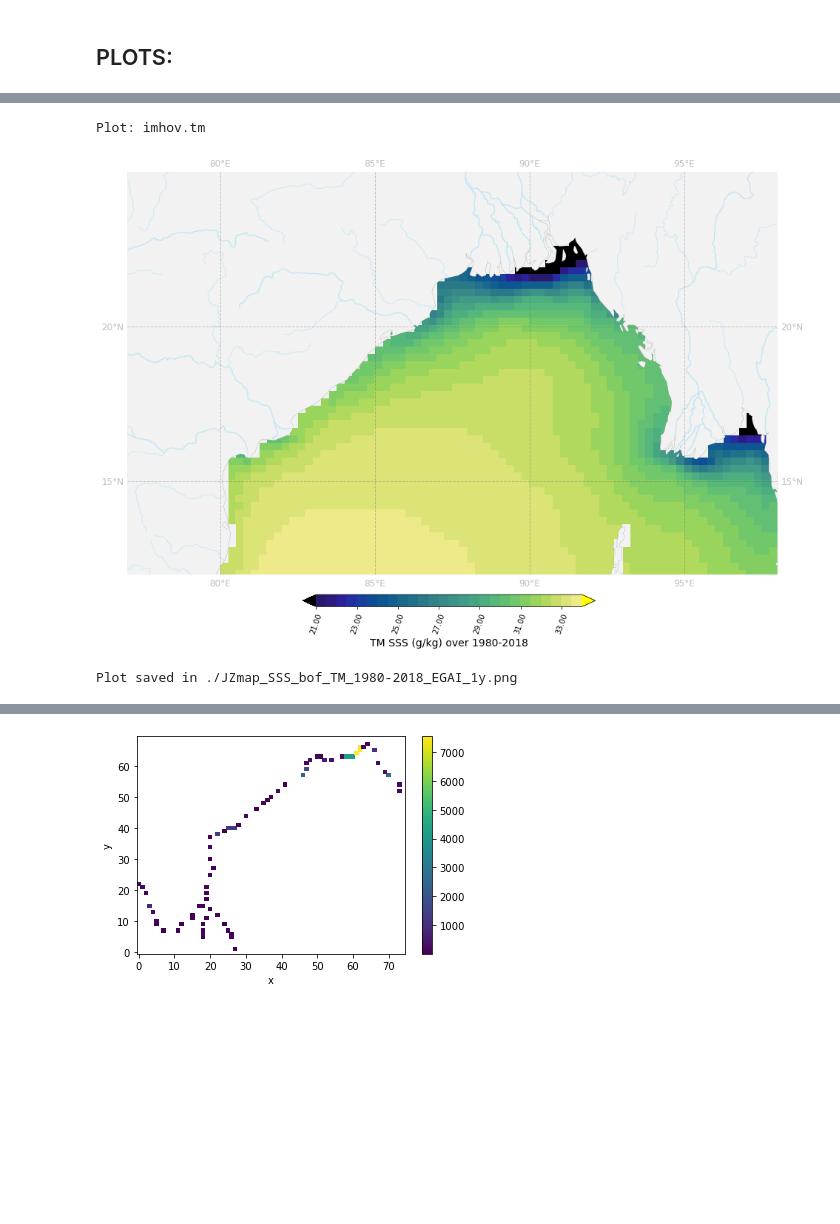
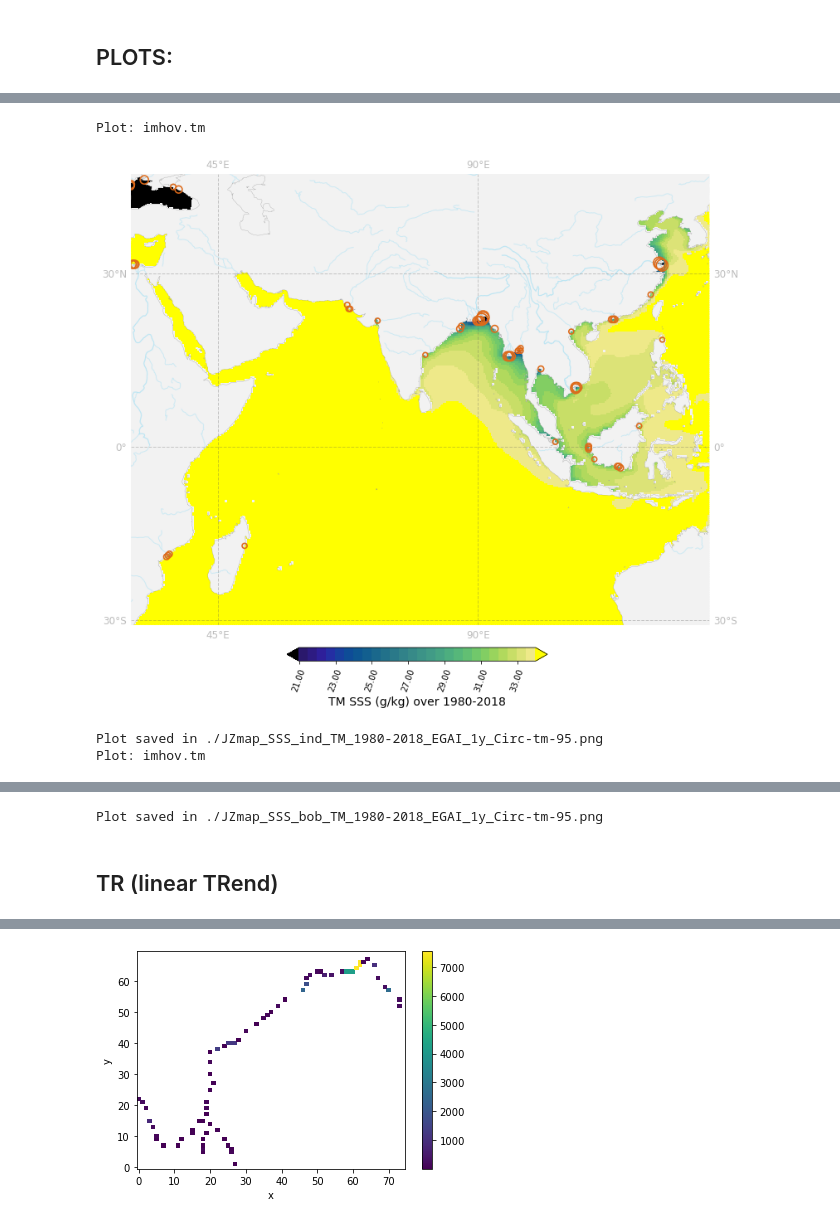
Before and after one commit to imhotep-project/studimhotep, a Jupyter notebook: 2022-12-19_SLX_JZ_IMHOTEP_SSS_1Y_regionalmap.ipynb, the cells around one changed output, grey strips where cells are left out. Drawn from its saved outputs; the diff is of its cells as text; code cells hidden in the pictures; blank space fills up the shorter version.

```diff
--- a/2022-12-19_SLX_JZ_IMHOTEP_SSS_1Y_regionalmap.ipynb
+++ b/2022-12-19_SLX_JZ_IMHOTEP_SSS_1Y_regionalmap.ipynb
@@ -183,6 +183,0 @@ Plot saved in ./JZmap_SSS_bof_DIFF_1980-2018_EGAI-ES_1y.png
-# %%
-gridparam = li.Fpltgridparamdefaults(reg='bof',incrgridlon=5,incrgridlat=5)
-pltcolparam = li.Fpltsetcolorsdefaults('DIFF')
-pltparam =  li.Fsetcirclesparamdefaults()
-
-outo = li.FpltGLO(DIFF,gridparam,reg=reg,ty='DIFF',siplt=False,saveo=True,cbon=True,strunits="g/kg",pltcolparam=pltcolparam,selrnf='no',pltcircles=False,pltcirclesparam=pltparam)
@@ -195,8 +186,16 @@ Plot saved in ./JZmap_SSS_bof_DIFF_1980-2018_EGAI-ES_1y.png
 # %%
-gridparam = li.Fpltgridparamdefaults(reg='bof',incrgridlon=5,incrgridlat=5)
-pltcolparam = li.Fpltsetcolorsdefaults('STD')
-pltparam =  li.Fsetcirclesparamdefaults()
+for reg in ('ind','bob'):
+    if reg=='bob':
+        gridparam = li.Fpltgridparamdefaults(reg=reg,incrgridlon=5,incrgridlat=5)
+    else:
+        gridparam = li.Fpltgridparamdefaults(reg=reg)
 
-outo = li.FpltGLO(DIFF,gridparam,reg=reg,ty='STD',siplt=False,saveo=True,cbon=True,strunits="g/kg",pltcolparam=pltcolparam,selrnf='no',pltcircles=False,pltcirclesparam=pltparam)
+    pltcolparam = li.Fpltsetcolorsdefaults('STD')
+    pltparam =  li.Fsetcirclesparamdefaults()
+    pltparam['mulmag']=1500
+    pltparam['linewidths']=1.6
+    pltparam['edgecolors']='#45b39d'
+
+    outo = li.FpltGLO(DIFF,gridparam,reg=reg,ty='STD',siplt=False,saveo=True,cbon=True,strunits="g/kg",pltcolparam=pltcolparam,selrnf=selrnfstd,pltcircles=True,pltcirclesparam=pltparam)
 # %% [output]
 Plot: imhov.std_dt
@@ -207,12 +209,21 @@ Plot saved in ./JZmap_SSS_bof_STD_1980-2018_EGAI_1y.png
 # %%
-gridparam = li.Fpltgridparamdefaults(reg='bof',incrgridlon=5,incrgridlat=5)
-pltcolparam = li.Fpltsetcolorsdefaults('TM')
-pltcolparam['levbounds']= [21, 34.5, 0.5]
-pltcolparam['cbincr']= 4
-pltparam =  li.Fsetcirclesparamdefaults()
+for reg in ('ind','bob'):
+    if reg=='bob':
+        gridparam = li.Fpltgridparamdefaults(reg=reg,incrgridlon=5,incrgridlat=5)
+    else:
+        gridparam = li.Fpltgridparamdefaults(reg=reg)
 
-outo = li.FpltGLO(DIFF,gridparam,reg=reg,ty='TM',siplt=False,saveo=True,cbon=True,strunits="g/kg",pltcolparam=pltcolparam,selrnf='no',pltcircles=False,pltcirclesparam=pltparam)
+    pltcolparam = li.Fpltsetcolorsdefaults('TM')
+    pltcolparam['levbounds']= [21, 34.5, 0.5]
+    pltcolparam['cbincr']= 4
+    pltparam =  li.Fsetcirclesparamdefaults()
+    pltparam['mulmag']=1500
+    pltparam['linewidths']=1.6
+    pltparam['edgecolors']='#dd6a1a'
+
+    outo = li.FpltGLO(DIFF,gridparam,reg=reg,ty='TM',siplt=False,saveo=True,cbon=True,strunits="g/kg",pltcolparam=pltcolparam,selrnf=selrnf,pltcircles=True,pltcirclesparam=pltparam)
 # %% [output]
 Plot: imhov.tm
-[figure, old version]
+[figure, new version]
-Plot saved in ./JZmap_SSS_bof_TM_1980-2018_EGAI_1y.png
+Plot saved in ./JZmap_SSS_ind_TM_1980-2018_EGAI_1y_Circ-tm-95.png
+Plot: imhov.tm
@@ -218,0 +231 @@ Plot saved in ./JZmap_SSS_bof_TM_1980-2018_EGAI_1y.png
+Plot saved in ./JZmap_SSS_bob_TM_1980-2018_EGAI_1y_Circ-tm-95.png
@@ -220,0 +232,2 @@ Plot saved in ./JZmap_SSS_bof_TM_1980-2018_EGAI_1y.png
+# %% [markdown]
+## TR (linear TRend)
```
Also changed, not shown: parts of 15 cells of this notebook, 4 other files.
